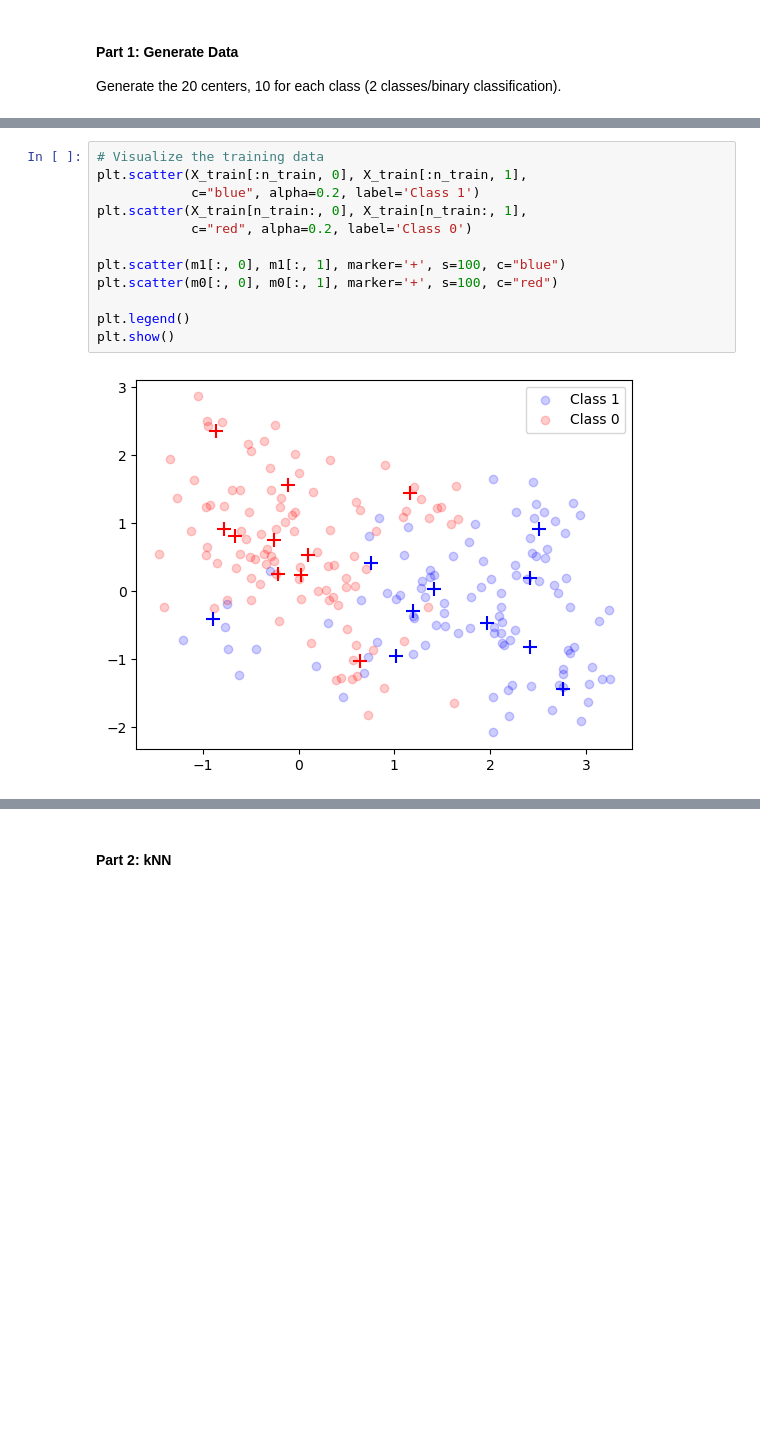
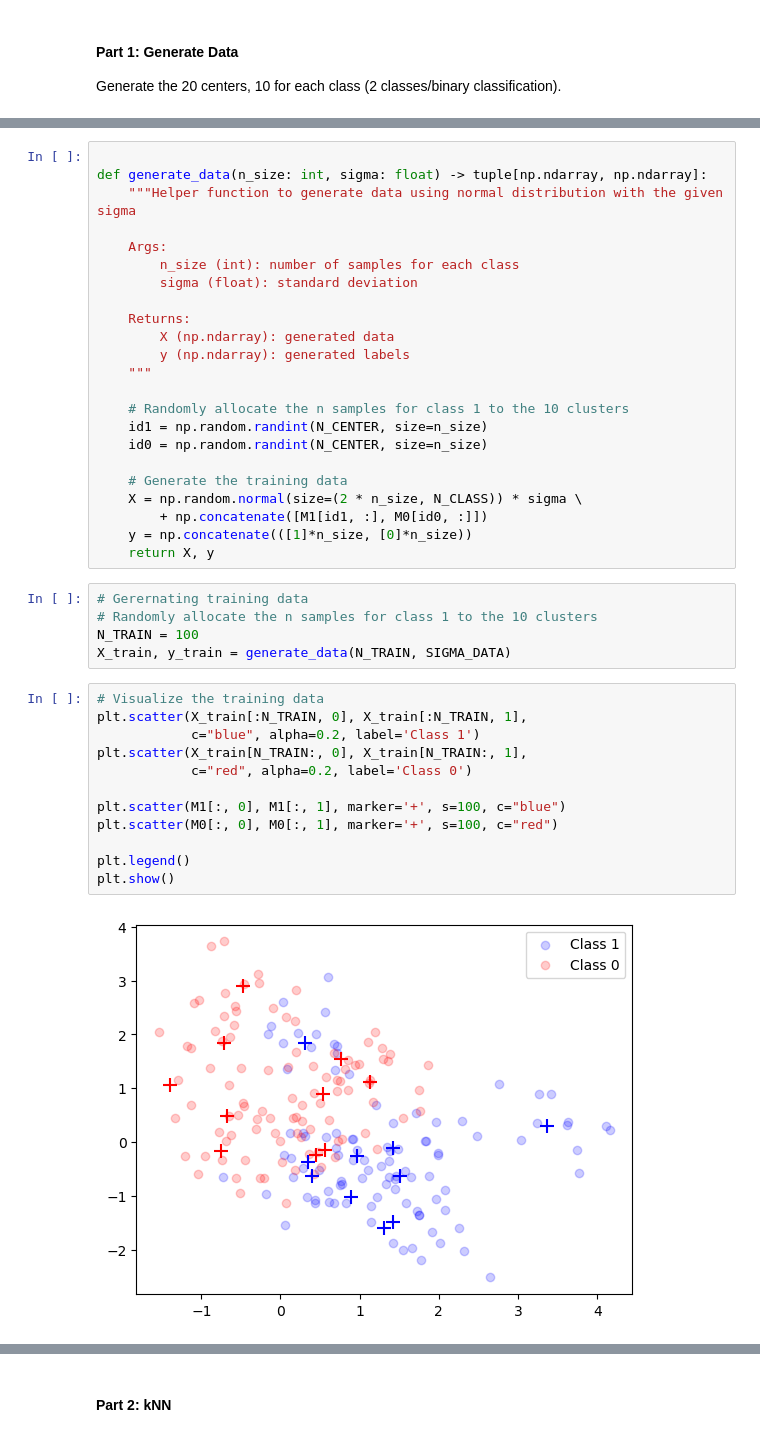
Before and after one commit to lycpaul/cs598-psl, a Jupyter notebook: code1/q1.ipynb, the cells around one changed output, grey strips where cells are left out. Saved outputs shown, nothing was run; the diff lists cells and outputs as text; blank space fills up the shorter version.

```diff
--- a/code1/q1.ipynb
+++ b/code1/q1.ipynb
@@ -76,14 +76,42 @@ y_train = np.concatenate(([1]*n_train, [0]*n_train))
+# %%
+
+def generate_data(n_size: int, sigma: float) -> tuple[np.ndarray, np.ndarray]:
+    """Helper function to generate data using normal distribution with the given sigma
+
+    Args:
+        n_size (int): number of samples for each class
+        sigma (float): standard deviation
+
+    Returns:
+        X (np.ndarray): generated data
+        y (np.ndarray): generated labels
+    """
+
+    # Randomly allocate the n samples for class 1 to the 10 clusters
+    id1 = np.random.randint(N_CENTER, size=n_size)
+    id0 = np.random.randint(N_CENTER, size=n_size)
+
+    # Generate the training data
+    X = np.random.normal(size=(2 * n_size, N_CLASS)) * sigma \
+        + np.concatenate([M1[id1, :], M0[id0, :]])
+    y = np.concatenate(([1]*n_size, [0]*n_size))
+    return X, y
+# %%
+# Gerernating training data
+# Randomly allocate the n samples for class 1 to the 10 clusters
+N_TRAIN = 100
+X_train, y_train = generate_data(N_TRAIN, SIGMA_DATA)
 # %%
 # Visualize the training data
-plt.scatter(X_train[:n_train, 0], X_train[:n_train, 1],
+plt.scatter(X_train[:N_TRAIN, 0], X_train[:N_TRAIN, 1],
             c="blue", alpha=0.2, label='Class 1')
-plt.scatter(X_train[n_train:, 0], X_train[n_train:, 1],
+plt.scatter(X_train[N_TRAIN:, 0], X_train[N_TRAIN:, 1],
             c="red", alpha=0.2, label='Class 0')
 
-plt.scatter(m1[:, 0], m1[:, 1], marker='+', s=100, c="blue")
-plt.scatter(m0[:, 0], m0[:, 1], marker='+', s=100, c="red")
+plt.scatter(M1[:, 0], M1[:, 1], marker='+', s=100, c="blue")
+plt.scatter(M0[:, 0], M0[:, 1], marker='+', s=100, c="red")
 
 plt.legend()
 plt.show()
 # %% [output]
-[figure, old version]
+[figure, new version]
```
Also changed, not shown: parts of 30 cells of this notebook, 1 other file.
